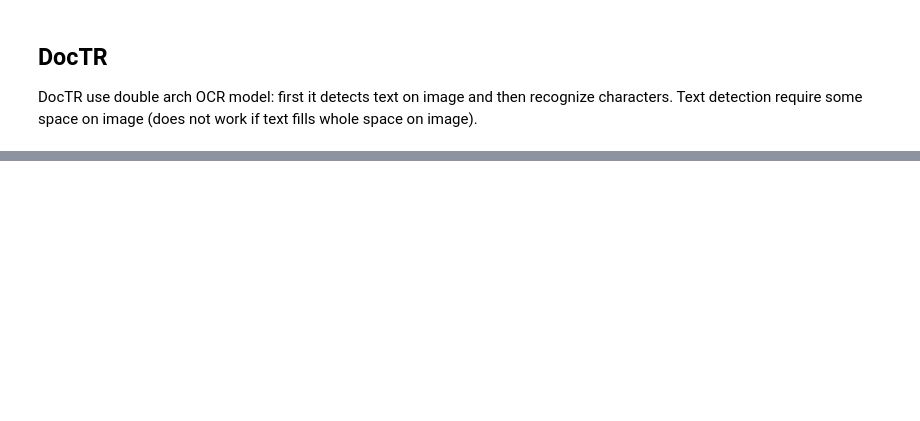
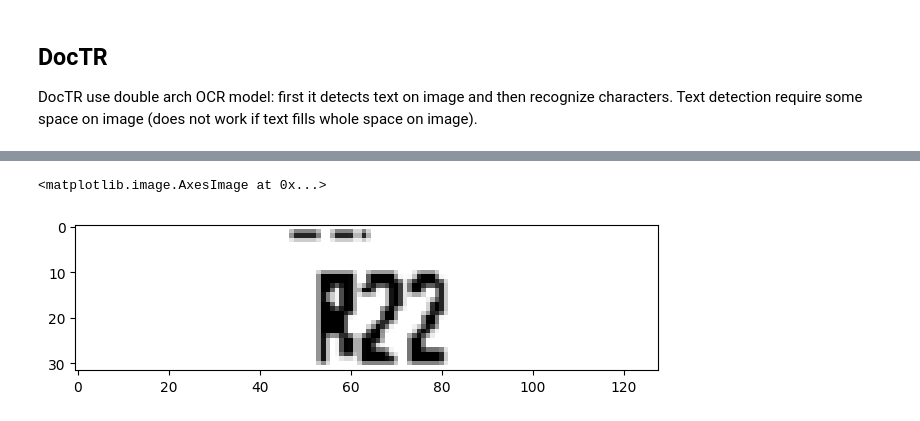
Before and after one commit to ChrnyaevEK/open-aoi, a Jupyter notebook: playground/inspection/optical_character_recognition.ipynb, the cells around one changed output, grey strips where cells are left out. Saved outputs shown, nothing was run; the diff lists cells and outputs as text; code cells hidden in the pictures; blank space fills up the shorter version.

```diff
--- a/playground/inspection/optical_character_recognition.ipynb
+++ b/playground/inspection/optical_character_recognition.ipynb
@@ -133,0 +108,67 @@ Document(
+# %%
+def trim_zero_rows_and_cols(arr):
+    # Find the index of the first non-zero element in each row
+    row_sums = np.sum(arr != 0, axis=1)
+    first_nonzero_row = np.argmax(row_sums > 0)
+
+    # Find the index of the first non-zero element in each column
+    col_sums = np.sum(arr != 0, axis=0)
+    first_nonzero_col = np.argmax(col_sums > 0)
+
+    # Find the index of the last non-zero element in each row
+    last_nonzero_row = arr.shape[0] - 1 - np.argmax(row_sums[::-1] > 0)
+
+    # Find the index of the last non-zero element in each column
+    last_nonzero_col = arr.shape[1] - 1 - np.argmax(col_sums[::-1] > 0)
+
+    # Slice the array to keep rows and columns between the first and last non-zero indices
+    trimmed_arr = arr[
+        first_nonzero_row : last_nonzero_row + 1,
+        first_nonzero_col : last_nonzero_col + 1,
+    ]
+
+    return trimmed_arr
+
+
+def pad_array(arr):
+    # Pad 2 rows of zeros at the top and bottom
+    padded_arr = np.pad(arr, ((1, 1), (1, 1)), mode="constant", constant_values=0)
+    return padded_arr
+
+
+def image_normalization(im: np.ndarray, input_shape=(32, 128)):
+    # Apply first threshold to remove background and trim empty space
+    _, im = cv.threshold(im, 0, 255, cv.THRESH_BINARY + cv.THRESH_OTSU)
+    im = trim_zero_rows_and_cols(im)
+    im = pad_array(im)
+
+    if 1.2 > im.shape[0] / im.shape[1] > 0.8:  # Arbitrary selected
+        # Image seems to be square, do not resize to input size (but to max allowed by input), but put
+        # into box in center to fit input size of model
+        k = input_shape[0] / im.shape[0]
+        im = cv.resize(im, (0, 0), fx=k, fy=k)
+        r, c = input_shape
+        box = np.zeros(input_shape)
+        r = int(r / 2) - int(im.shape[0] / 2)
+        c = int(c / 2) - int(im.shape[1] / 2)
+        box[r : r + im.shape[0], c : c + im.shape[1]] = im
+        box = 255 - box
+        im = box.astype(np.uint8)
+    else:
+        if im.shape[0] / im.shape[1] > 1.2:  # Arbitrary selected
+            # Rotate vertical images
+            im = imutils.rotate(im, 90)
+        im = cv.resize(im, (input_shape[1], input_shape[0]))
+
+    im = cv.cvtColor(
+        im,
+        cv.COLOR_GRAY2RGB,
+    )
+    return im
+
+
+im = image_normalization(base)
+imshow(im)
+# %% [output]
+<matplotlib.image.AxesImage at 0x...>
+[figure, added]
```
Also changed, not shown: parts of 13 cells of this notebook, 31 other files.
